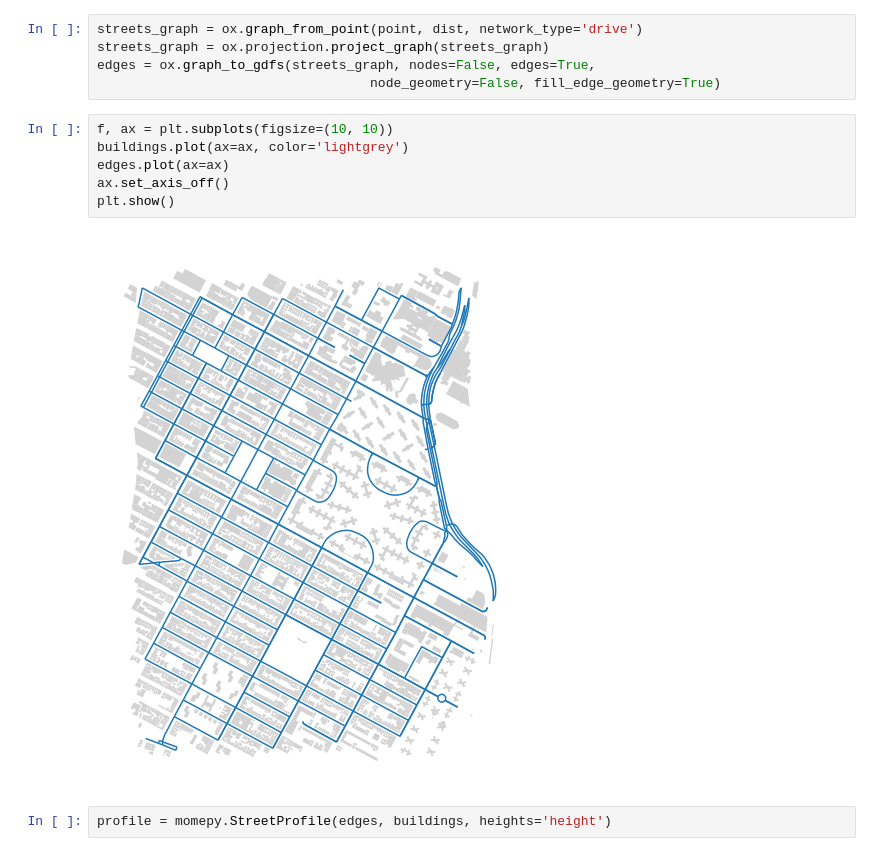
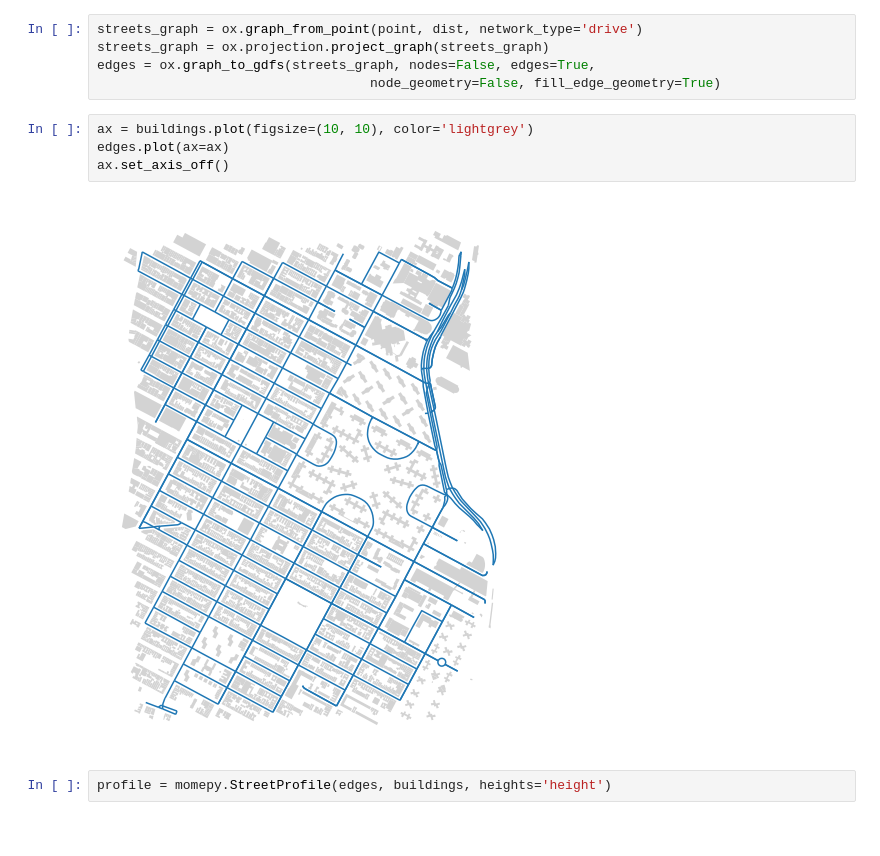
Before and after one commit to pysal/momepy, a Jupyter notebook: docs/user_guide/combined/distribution.ipynb, the cells around one changed output. Saved outputs shown, nothing was run; the diff lists cells and outputs as text.

```diff
--- a/docs/user_guide/combined/distribution.ipynb
+++ b/docs/user_guide/combined/distribution.ipynb
@@ -133,13 +119,11 @@ streets_graph = ox.projection.project_graph(streets_graph)
 edges = ox.graph_to_gdfs(streets_graph, nodes=False, edges=True,
                                    node_geometry=False, fill_edge_geometry=True)
 # %%
-f, ax = plt.subplots(figsize=(10, 10))
-buildings.plot(ax=ax, color='lightgrey')
+ax = buildings.plot(figsize=(10, 10), color='lightgrey')
 edges.plot(ax=ax)
 ax.set_axis_off()
-plt.show()
 # %% [output]
-[figure, old version]
+[figure, new version]
 # %%
 profile = momepy.StreetProfile(edges, buildings, heights='height')
 # %% [markdown]
```
Also changed, not shown: parts of 7 cells of this notebook, 1 other file.
